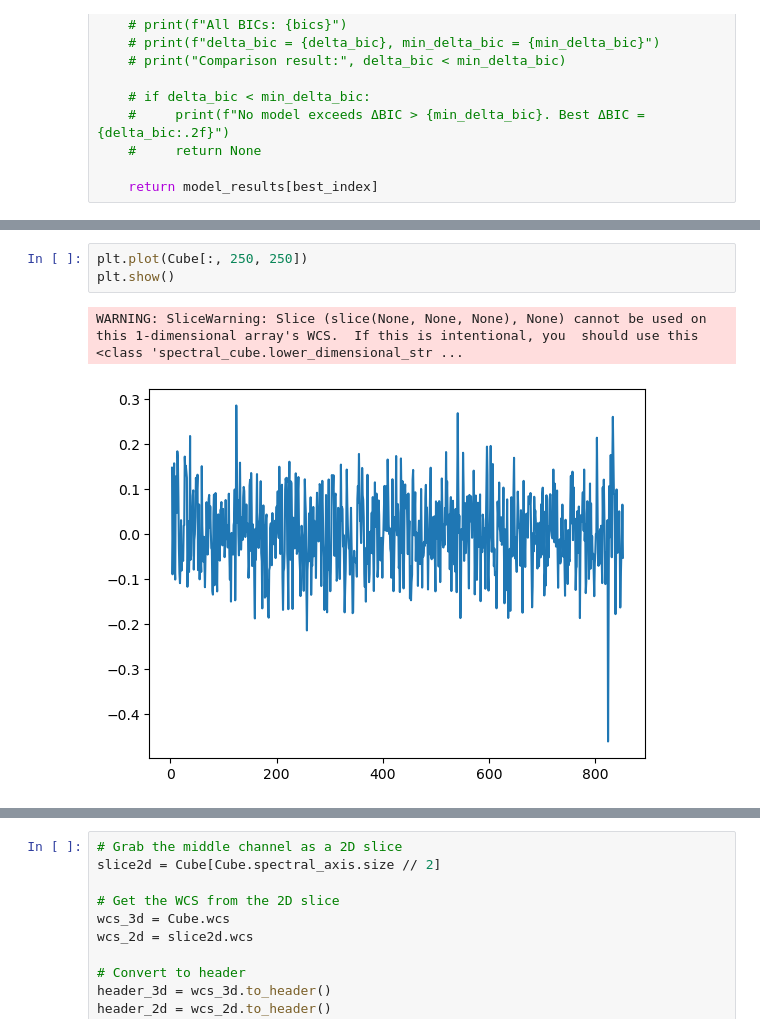
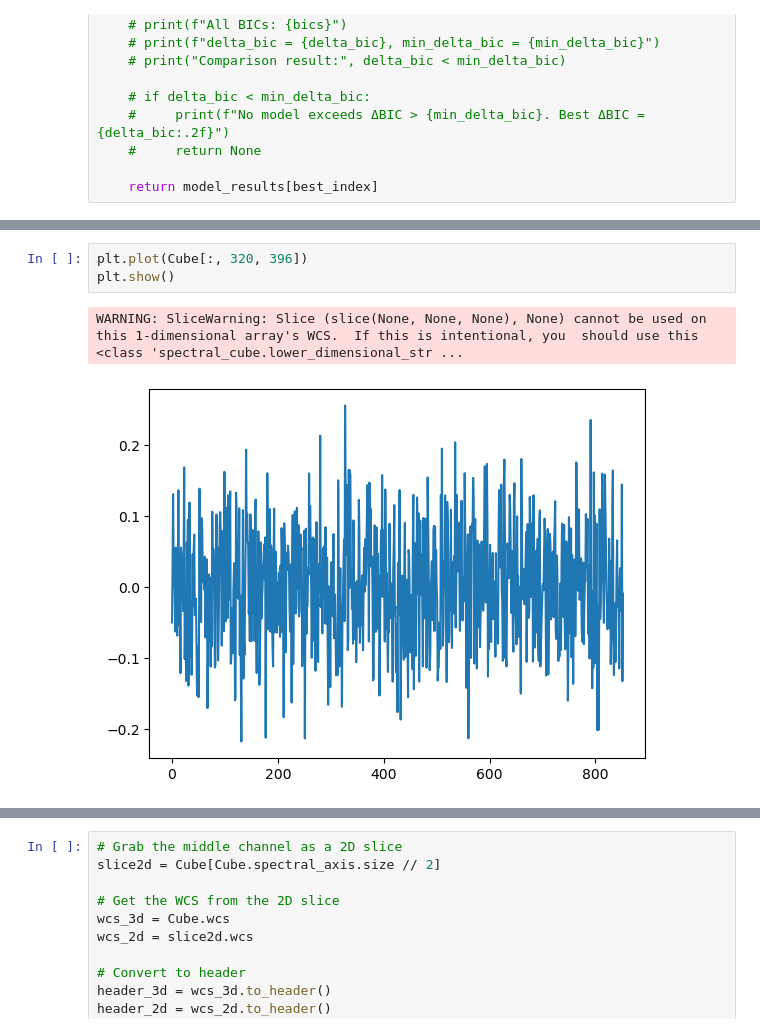
Before and after one commit to harrisonfwest/GBO-REU, a Jupyter notebook: Notebooks/NH3_Fitting.ipynb, the cells around one changed output, grey strips where cells are left out. Saved outputs shown, nothing was run; the diff lists cells and outputs as text.

Commit message:
new example spectrum plot

```diff
--- a/Notebooks/NH3_Fitting.ipynb
+++ b/Notebooks/NH3_Fitting.ipynb
@@ -122,11 +122,11 @@ print(Cube.shape)
 (854, 520, 598)
 WARNING: VerifyWarning: Invalid 'BLANK' keyword in header.  The 'BLANK' keyword is only applicable to integer data, and will be ignored in this HDU. [astropy.io.fits.hdu.image]
 # %%
-plt.plot(Cube[:, 250, 250])
+plt.plot(Cube[:, 320, 396])
 plt.show()
 # %% [output]
 WARNING: SliceWarning: Slice (slice(None, None, None), None) cannot be used on this 1-dimensional array's WCS.  If this is intentional, you  should use this <class 'spectral_cube.lower_dimensional_str ...
-[figure, old version]
+[figure, new version]
 # %%
 warnings.filterwarnings('ignore')
 # Constants
```
Also changed, not shown: parts of 4 cells of this notebook, 2 other files.
